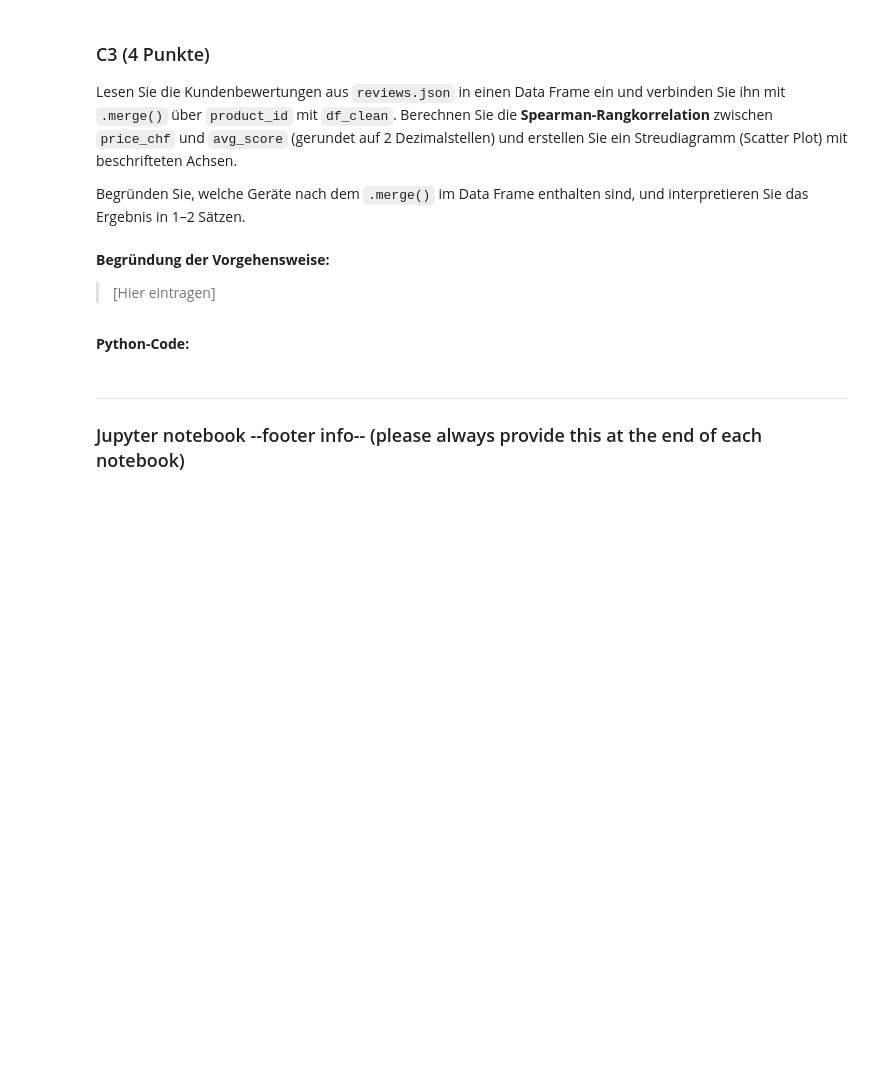
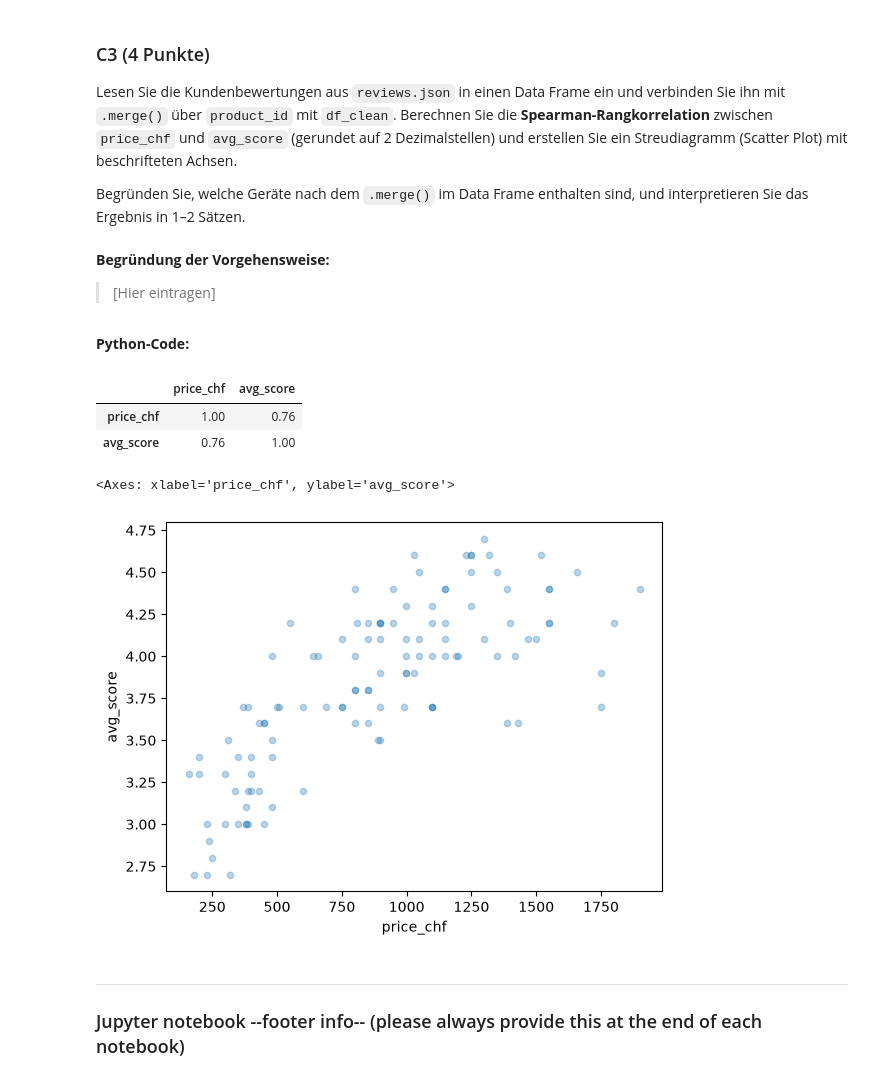
Before and after one commit to zman-ch/DS_HS2026_LNW, a Jupyter notebook: DS_HS2026_LNW_I_Examples/AP02/AP02_Datenbeschaffung_Aufbereitung_EDA.ipynb, the cells around one changed output. Drawn from its saved outputs; the diff is of its cells as text; code cells hidden in the pictures; blank space fills up the shorter version.

```diff
--- a/DS_HS2026_LNW_I_Examples/AP02/AP02_Datenbeschaffung_Aufbereitung_EDA.ipynb
+++ b/DS_HS2026_LNW_I_Examples/AP02/AP02_Datenbeschaffung_Aufbereitung_EDA.ipynb
@@ -455,0 +442,5 @@ Erstellen Sie anschliessend mit `pd.crosstab()` eine Kontingenztabelle mit der A
+# %%
+# Code hier eintragen
+df_clean['segment'] = pd.qcut(df_clean['price_chf'], q=3, labels=['günstig', 'mittel', 'teuer'])
+crosstab = pd.crosstab(df_clean['brand'], df_clean['segment'])
+crosstab
@@ -465,8 +468,27 @@ Begründen Sie, welche Geräte nach dem `.merge()` im Data Frame enthalten sind,
 > [Hier eintragen]
 # %% [markdown]
 **Python-Code:**
+# %%
+# Read data to a data frame using the pandas library
+df_review = pd.read_json('reviews.json')
+# %%
+df_kombi = df_review.merge(df_clean, on='product_id',
+    validate='many_to_one', # error if right key duplicated
+    indicator=True) # column _merge
+df_kombi['_merge'].value_counts() # both / left_only / right_only
+
+df_kombi = df_kombi[df_kombi['price_chf'] < 10000]
+
+df_kombi[['price_chf', 'avg_score']].corr(method='spearman').round(2)
+# %% [output]
+|  | price_chf | avg_score |
+| price_chf | 1.00 | 0.76 |
+| avg_score | 0.76 | 1.00 |
 # %%
-# Code hier eintragen
+df_kombi.plot(kind='scatter', x='price_chf', y='avg_score', alpha=0.3)
+# %% [output]
+<Axes: xlabel='price_chf', ylabel='avg_score'>
+[figure, added]
 # %% [markdown]
 ---
 ### Jupyter notebook --footer info-- (please always provide this at the end of each notebook)
```
Also changed, not shown: parts of 6 cells of this notebook, 35 other files.
